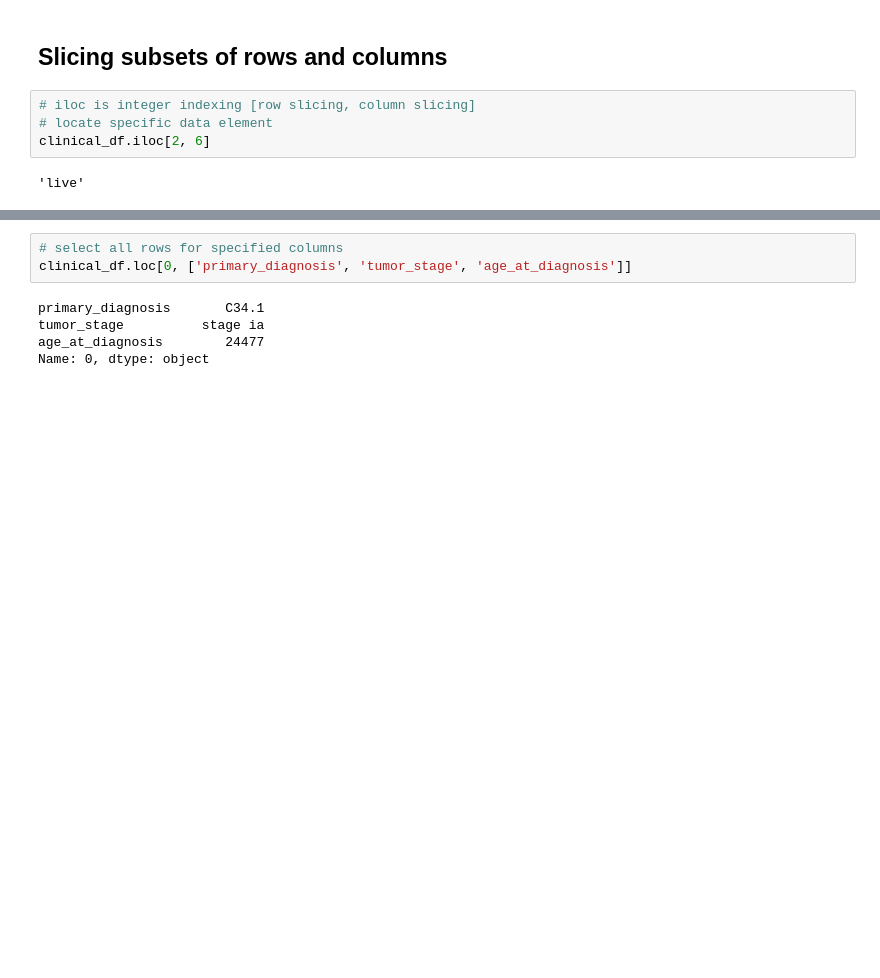
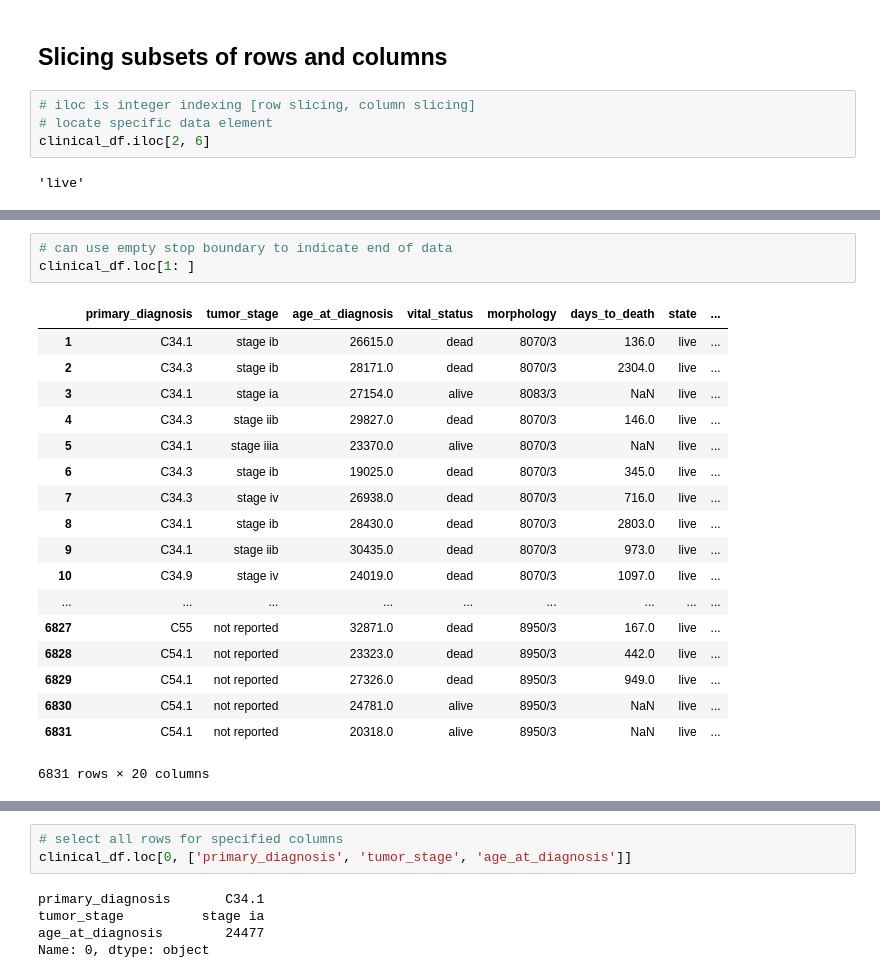
Before and after one commit to fredhutchio/python_intro, a Jupyter notebook: notebooks/week2.ipynb, the cells around one changed output, grey strips where cells are left out. Drawn from its saved outputs; the diff is of its cells as text; blank space fills up the shorter version.

```diff
--- a/notebooks/week2.ipynb
+++ b/notebooks/week2.ipynb
@@ -276,3 +313,25 @@ clinical_df.loc[0: ]
+# %%
+# can use empty stop boundary to indicate end of data
+clinical_df.loc[1: ]
+# %% [output]
+|  | primary_diagnosis | tumor_stage | age_at_diagnosis | vital_status | morphology | days_to_death | state | ... |
+| 1 | C34.1 | stage ib | 26615.0 | dead | 8070/3 | 136.0 | live | ... |
+| 2 | C34.3 | stage ib | 28171.0 | dead | 8070/3 | 2304.0 | live | ... |
+| 3 | C34.1 | stage ia | 27154.0 | alive | 8083/3 | NaN | live | ... |
+| 4 | C34.3 | stage iib | 29827.0 | dead | 8070/3 | 146.0 | live | ... |
+| 5 | C34.1 | stage iiia | 23370.0 | alive | 8070/3 | NaN | live | ... |
+| 6 | C34.3 | stage ib | 19025.0 | dead | 8070/3 | 345.0 | live | ... |
+| 7 | C34.3 | stage iv | 26938.0 | dead | 8070/3 | 716.0 | live | ... |
+| 8 | C34.1 | stage ib | 28430.0 | dead | 8070/3 | 2803.0 | live | ... |
+| 9 | C34.1 | stage iib | 30435.0 | dead | 8070/3 | 973.0 | live | ... |
+| 10 | C34.9 | stage iv | 24019.0 | dead | 8070/3 | 1097.0 | live | ... |
+| ... | ... | ... | ... | ... | ... | ... | ... | ... |
+| 6827 | C55 | not reported | 32871.0 | dead | 8950/3 | 167.0 | live | ... |
+| 6828 | C54.1 | not reported | 23323.0 | dead | 8950/3 | 442.0 | live | ... |
+| 6829 | C54.1 | not reported | 27326.0 | dead | 8950/3 | 949.0 | live | ... |
+| 6830 | C54.1 | not reported | 24781.0 | alive | 8950/3 | NaN | live | ... |
+| 6831 | C54.1 | not reported | 20318.0 | alive | 8950/3 | NaN | live | ... |
+6831 rows × 20 columns
 # %%
 # Select all columns for rows of index values 0 and 10
 # start and stop bound are inclusive
```
Also changed, not shown: parts of 13 cells of this notebook, 1 other file.
